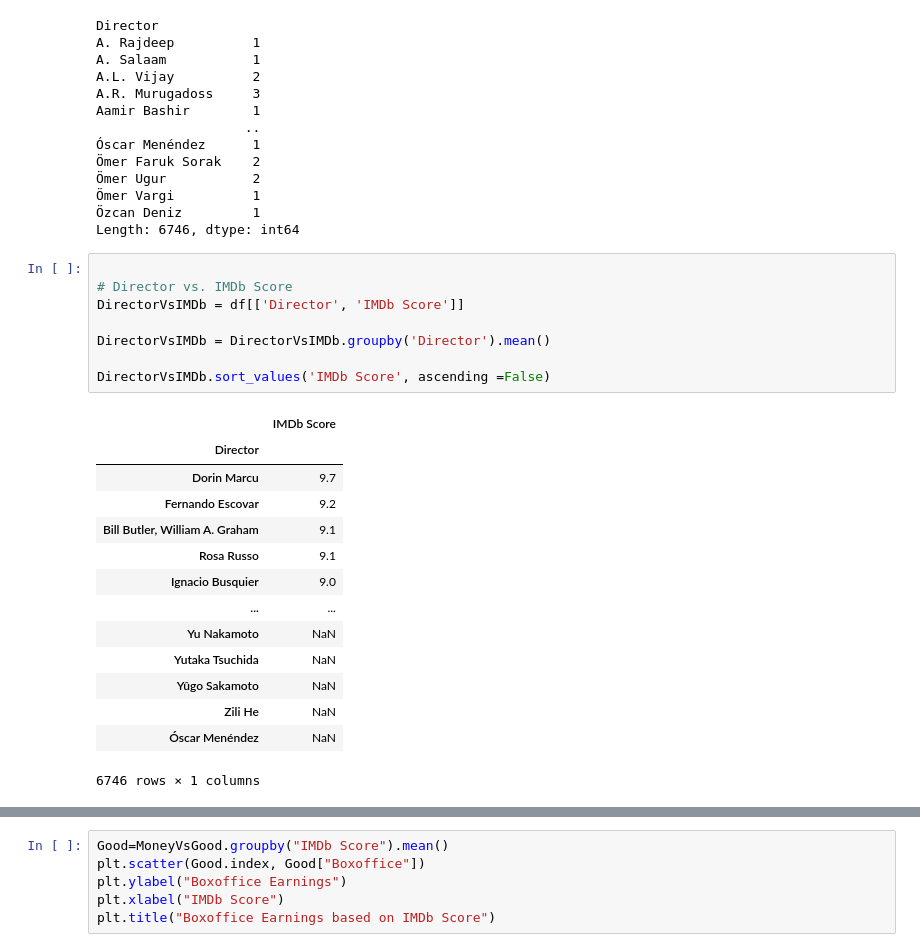
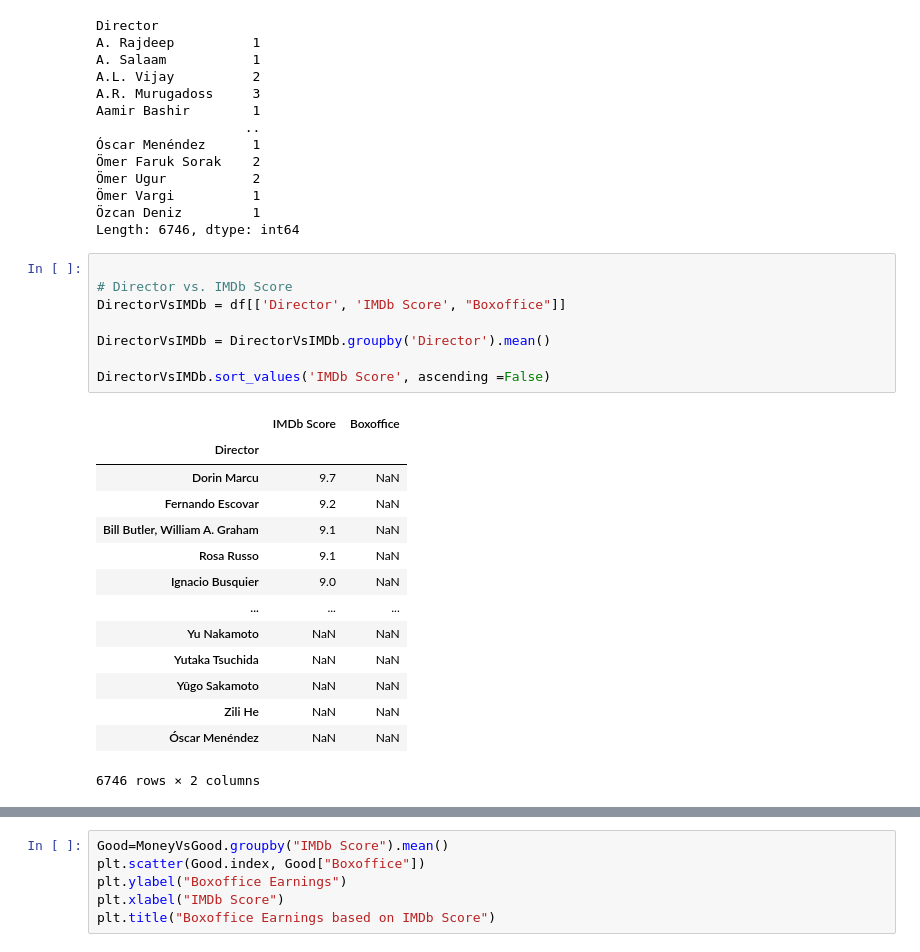
Before and after one commit to DJH961/NetflixProject, a Jupyter notebook: notebook.ipynb, the cells around one changed output, grey strips where cells are left out. Drawn from its saved outputs; the diff is of its cells as text.

```diff
--- a/notebook.ipynb
+++ b/notebook.ipynb
@@ -185,26 +200,26 @@ Length: 6746, dtype: int64
 # %%
 
 # Director vs. IMDb Score
-DirectorVsIMDb = df[['Director', 'IMDb Score']]
+DirectorVsIMDb = df[['Director', 'IMDb Score', "Boxoffice"]]
 
 DirectorVsIMDb = DirectorVsIMDb.groupby('Director').mean()
 
 DirectorVsIMDb.sort_values('IMDb Score', ascending =False)
 # %% [output]
-|  | IMDb Score |
-| Director |  |
-| Dorin Marcu | 9.7 |
-| Fernando Escovar | 9.2 |
-| Bill Butler, William A. Graham | 9.1 |
-| Rosa Russo | 9.1 |
-| Ignacio Busquier | 9.0 |
-| ... | ... |
-| Yu Nakamoto | NaN |
-| Yutaka Tsuchida | NaN |
-| Yûgo Sakamoto | NaN |
-| Zili He | NaN |
-| Óscar Menéndez | NaN |
+|  | IMDb Score | Boxoffice |
+| Director |  |  |
+| Dorin Marcu | 9.7 | NaN |
+| Fernando Escovar | 9.2 | NaN |
+| Bill Butler, William A. Graham | 9.1 | NaN |
+| Rosa Russo | 9.1 | NaN |
+| Ignacio Busquier | 9.0 | NaN |
+| ... | ... | ... |
+| Yu Nakamoto | NaN | NaN |
+| Yutaka Tsuchida | NaN | NaN |
+| Yûgo Sakamoto | NaN | NaN |
+| Zili He | NaN | NaN |
+| Óscar Menéndez | NaN | NaN |
-6746 rows × 1 columns
+6746 rows × 2 columns
 # %%
 
 # Merge
```
Also changed, not shown: parts of 20 cells of this notebook.
